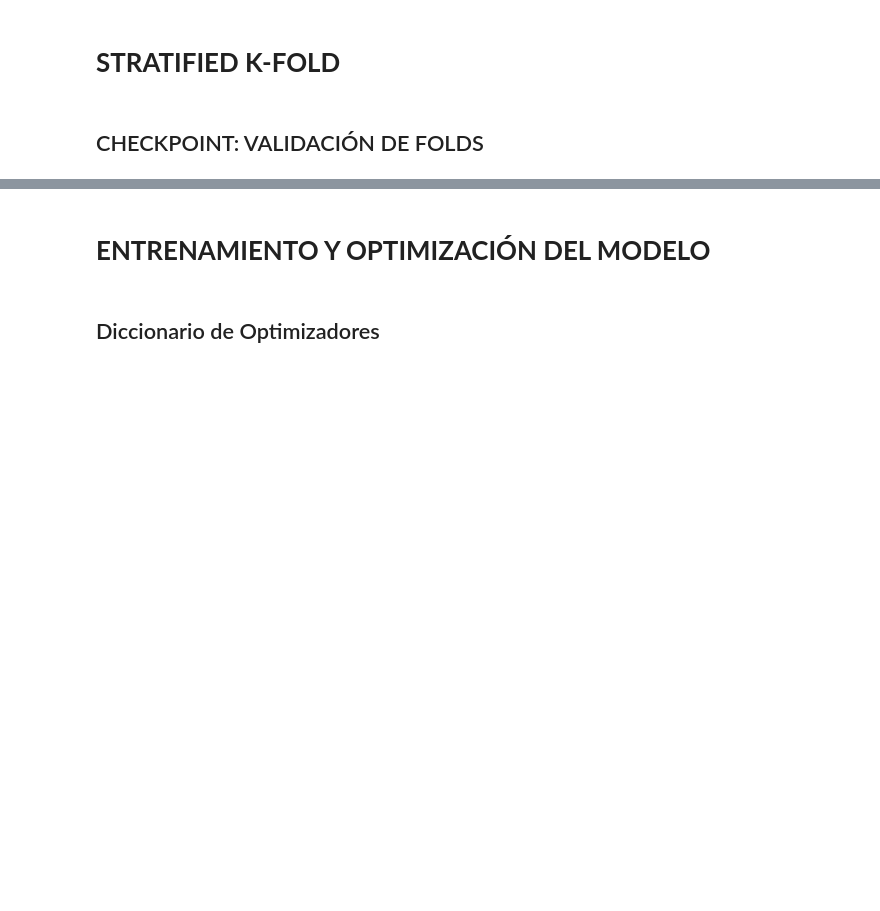
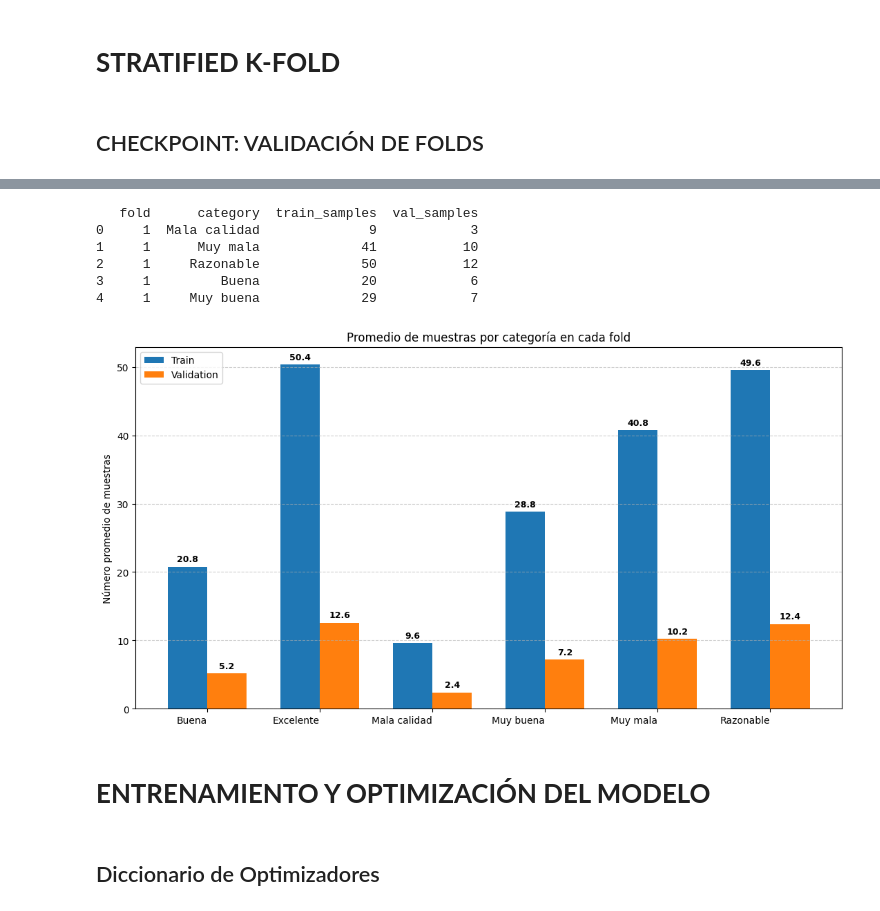
Before and after one commit to VivianaPM/DL-VisNIR-QualityClassifier, a Jupyter notebook: Mushroom/modelMushroom.ipynb, the cells around one changed output, grey strips where cells are left out. Saved outputs shown, nothing was run; the diff lists cells and outputs as text; code cells hidden in the pictures; blank space fills up the shorter version.

Commit message:
fear: añadir grafica de fold promedio por clases

```diff
--- a/Mushroom/modelMushroom.ipynb
+++ b/Mushroom/modelMushroom.ipynb
@@ -196,3 +259,77 @@ Name: count, dtype: int64
+# %%
+# Folds consolidados
+fold_df = pd.DataFrame(fold_counts)
+print(fold_df.head())
+# %% [output]
+   fold      category  train_samples  val_samples
+0     1  Mala calidad              9            3
+1     1      Muy mala             41           10
+2     1     Razonable             50           12
+3     1         Buena             20            6
+4     1     Muy buena             29            7
+# %%
+mean_df = fold_df.groupby("category")[["train_samples", "val_samples"]].mean().reset_index()
+
+mean_df.to_csv("prom_muestras_clase.csv", index=False)
+# %%
+import matplotlib.pyplot as plt
+import numpy as np
+
+x = np.arange(len(mean_df))
+width = 0.35
+
+plt.figure(figsize=(11,6))
+
+# Barras
+bars_train = plt.bar(
+    x - width/2,
+    mean_df["train_samples"],
+    width,
+    label="Train"
+)
+
+bars_val = plt.bar(
+    x + width/2,
+    mean_df["val_samples"],
+    width,
+    label="Validation"
+)
+
+# Etiquetas en cada barra
+def autolabel(bars):
+    for bar in bars:
+        height = bar.get_height()
+        plt.annotate(
+            f'{height:.1f}',
+            xy=(bar.get_x() + bar.get_width() / 2, height),
+            xytext=(0, 3),                 # desplazamiento vertical
+            textcoords="offset points",
+            ha='center',
+            va='bottom',
+            fontsize=9,
+            fontweight='bold'
+        )
+
+autolabel(bars_train)
+autolabel(bars_val)
+
+# Ejes
+plt.xticks(x, mean_df["category"], ha='right')
+plt.ylabel("Número promedio de muestras")
+plt.title("Promedio de muestras por categoría en cada fold")
+
+# Grid
+plt.grid(
+    axis='y',
+    linestyle='--',
+    alpha=0.6
+)
+
+plt.legend()
+plt.tight_layout()
+plt.show()
+# %% [output]
+[figure, added]
 # %% [markdown]
 # **ENTRENAMIENTO Y OPTIMIZACIÓN DEL MODELO**
 # %% [markdown]
```
Also changed, not shown: parts of 2 cells of this notebook.
